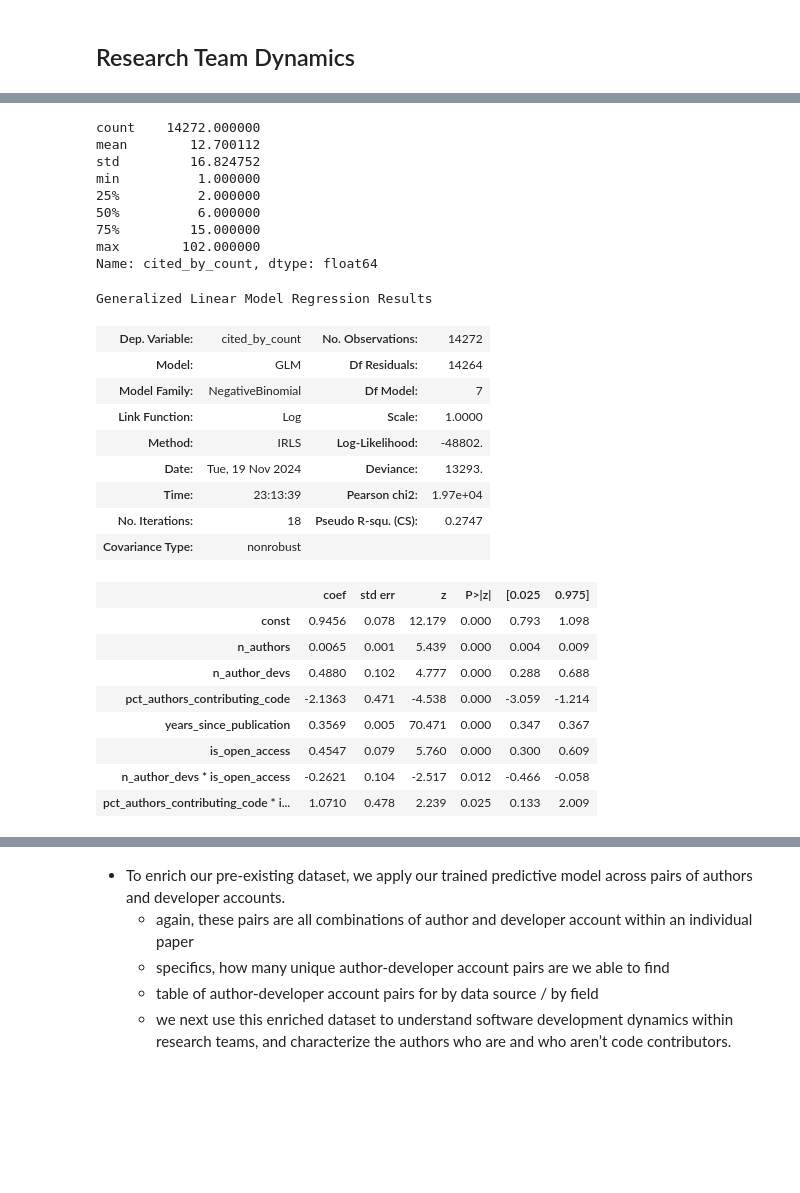
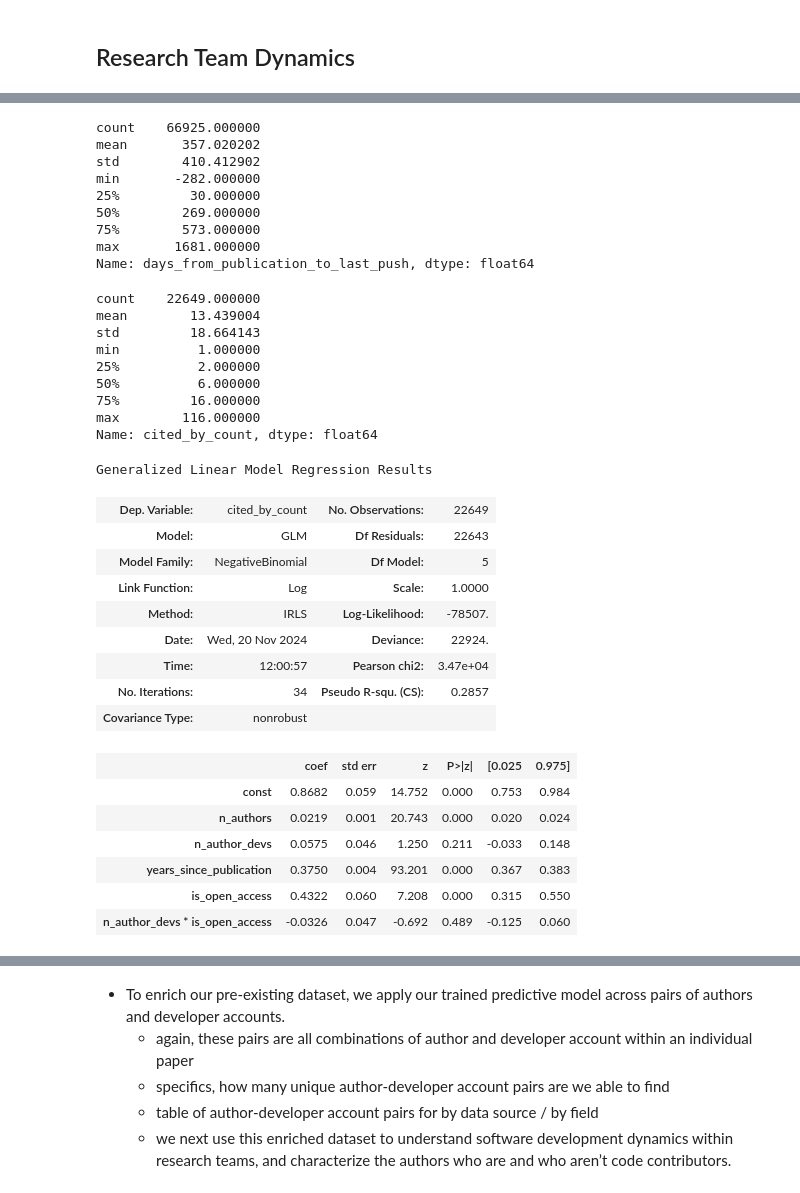
Before and after one commit to evamaxfield/rs-graph, a Jupyter notebook: publications/qss-code-authors/qss-code-authors.ipynb, the cells around one changed output, grey strips where cells are left out. Drawn from its saved outputs; the diff is of its cells as text; code cells hidden in the pictures; blank space fills up the shorter version.

Commit message:
Add in 90 day allowance of articles past publication date and model with citations

```diff
--- a/publications/qss-code-authors/qss-code-authors.ipynb
+++ b/publications/qss-code-authors/qss-code-authors.ipynb
@@ -1394,3 +1275,15 @@ team_comp_no_push_after_pub
+# %%
+team_comp_for_dist["days_from_publication_to_last_push"].describe()
+# %% [output]
+count    66925.000000
+mean       357.020202
+std        410.412902
+min       -282.000000
+25%         30.000000
+50%        269.000000
+75%        573.000000
+max       1681.000000
+Name: days_from_publication_to_last_push, dtype: float64
 # %%
 def compute_models(
     y_col: str,
@@ -1405,6 +1298,9 @@ def compute_models(
         )
     ].copy()
 
+    # Remove nans
+    no_outliers = no_outliers.dropna(subset=[y_col])
+
     print(no_outliers[y_col].describe())
 
     # Common features to use in all models
@@ -1412,7 +1308,7 @@ def compute_models(
         y_col,
         "n_authors",
         "n_author_devs",
-        "pct_authors_contributing_code",
+        # "pct_authors_contributing_code",
         "years_since_publication",
     ]
 
@@ -1432,7 +1328,7 @@ def compute_models(
         control_var_subset = no_outliers[required_features + control_variables].copy()
 
         # Create interactions
-        for coding_status_col in ["n_author_devs", "pct_authors_contributing_code"]:
+        for coding_status_col in ["n_author_devs"]:
             for control_col in control_variables:
                 control_var_subset[f"{coding_status_col} * {control_col}"] = (
                     control_var_subset[coding_status_col]
@@ -1455,51 +1351,68 @@ def compute_models(
 
     return models
 # %%
+# Create a "days_since_last_push" column
+team_composition["days_from_publication_to_last_push"] = (
+    team_composition["repository_last_push_datetime"] - team_composition["publication_date"]
+).dt.days
+
+team_comp_no_push_after_pub = team_composition.loc[
+    team_composition["days_from_publication_to_last_push"] <= 90
+]
+
 # Add dummies
 team_comp_no_push_after_pub_dummies = pd.get_dummies(
     team_comp_no_push_after_pub,
     columns=["article_type", "domain"],
     drop_first=True,
+)
+
+# Drop datetime columns
+team_comp_no_push_after_pub_dummies = team_comp_no_push_after_pub_dummies.drop(
+    columns=[
+        "publication_date",
+        "repository_last_push_datetime",
+        "days_from_publication_to_last_push",
+        "n_devs",
+    ]
 )
 
 # Cast all to float
 team_comp_no_push_after_pub_dummies = team_comp_no_push_after_pub_dummies.astype(float)
 
 cited_by_count_models = compute_models(
     "cited_by_count",
     team_comp_no_push_after_pub_dummies,
     glm_family=sm.families.NegativeBinomial(),
 )
 cited_by_count_models["is_open_access"].summary()
 # %% [output]
-count    14272.000000
-mean        12.700112
-std         16.824752
+count    22649.000000
+mean        13.439004
+std         18.664143
 min          1.000000
 25%          2.000000
 50%          6.000000
-75%         15.000000
-max        102.000000
+75%         16.000000
+max        116.000000
 Name: cited_by_count, dtype: float64
 Generalized Linear Model Regression Results
-| Dep. Variable: | cited_by_count | No. Observations: | 14272 |
-| Model: | GLM | Df Residuals: | 14264 |
-| Model Family: | NegativeBinomial | Df Model: | 7 |
+| Dep. Variable: | cited_by_count | No. Observations: | 22649 |
+| Model: | GLM | Df Residuals: | 22643 |
+| Model Family: | NegativeBinomial | Df Model: | 5 |
 | Link Function: | Log | Scale: | 1.0000 |
-| Method: | IRLS | Log-Likelihood: | -48802. |
-| Date: | Tue, 19 Nov 2024 | Deviance: | 13293. |
-| Time: | 23:13:39 | Pearson chi2: | 1.97e+04 |
-| No. Iterations: | 18 | Pseudo R-squ. (CS): | 0.2747 |
+| Method: | IRLS | Log-Likelihood: | -78507. |
+| Date: | Wed, 20 Nov 2024 | Deviance: | 22924. |
+| Time: | 12:00:57 | Pearson chi2: | 3.47e+04 |
+| No. Iterations: | 34 | Pseudo R-squ. (CS): | 0.2857 |
 | Covariance Type: | nonrobust |  |  |
 |  | coef | std err | z | P>|z| | [0.025 | 0.975] |
-| const | 0.9456 | 0.078 | 12.179 | 0.000 | 0.793 | 1.098 |
-| n_authors | 0.0065 | 0.001 | 5.439 | 0.000 | 0.004 | 0.009 |
-| n_author_devs | 0.4880 | 0.102 | 4.777 | 0.000 | 0.288 | 0.688 |
-| pct_authors_contributing_code | -2.1363 | 0.471 | -4.538 | 0.000 | -3.059 | -1.214 |
-| years_since_publication | 0.3569 | 0.005 | 70.471 | 0.000 | 0.347 | 0.367 |
-| is_open_access | 0.4547 | 0.079 | 5.760 | 0.000 | 0.300 | 0.609 |
-| n_author_devs * is_open_access | -0.2621 | 0.104 | -2.517 | 0.012 | -0.466 | -0.058 |
-| pct_authors_contributing_code * i... | 1.0710 | 0.478 | 2.239 | 0.025 | 0.133 | 2.009 |
+| const | 0.8682 | 0.059 | 14.752 | 0.000 | 0.753 | 0.984 |
+| n_authors | 0.0219 | 0.001 | 20.743 | 0.000 | 0.020 | 0.024 |
+| n_author_devs | 0.0575 | 0.046 | 1.250 | 0.211 | -0.033 | 0.148 |
+| years_since_publication | 0.3750 | 0.004 | 93.201 | 0.000 | 0.367 | 0.383 |
+| is_open_access | 0.4322 | 0.060 | 7.208 | 0.000 | 0.315 | 0.550 |
+| n_author_devs * is_open_access | -0.0326 | 0.047 | -0.692 | 0.489 | -0.125 | 0.060 |
 # %%
 cited_by_count_models["domain"].summary()
 # %% [output]
```
Also changed, not shown: parts of 12 cells of this notebook.
